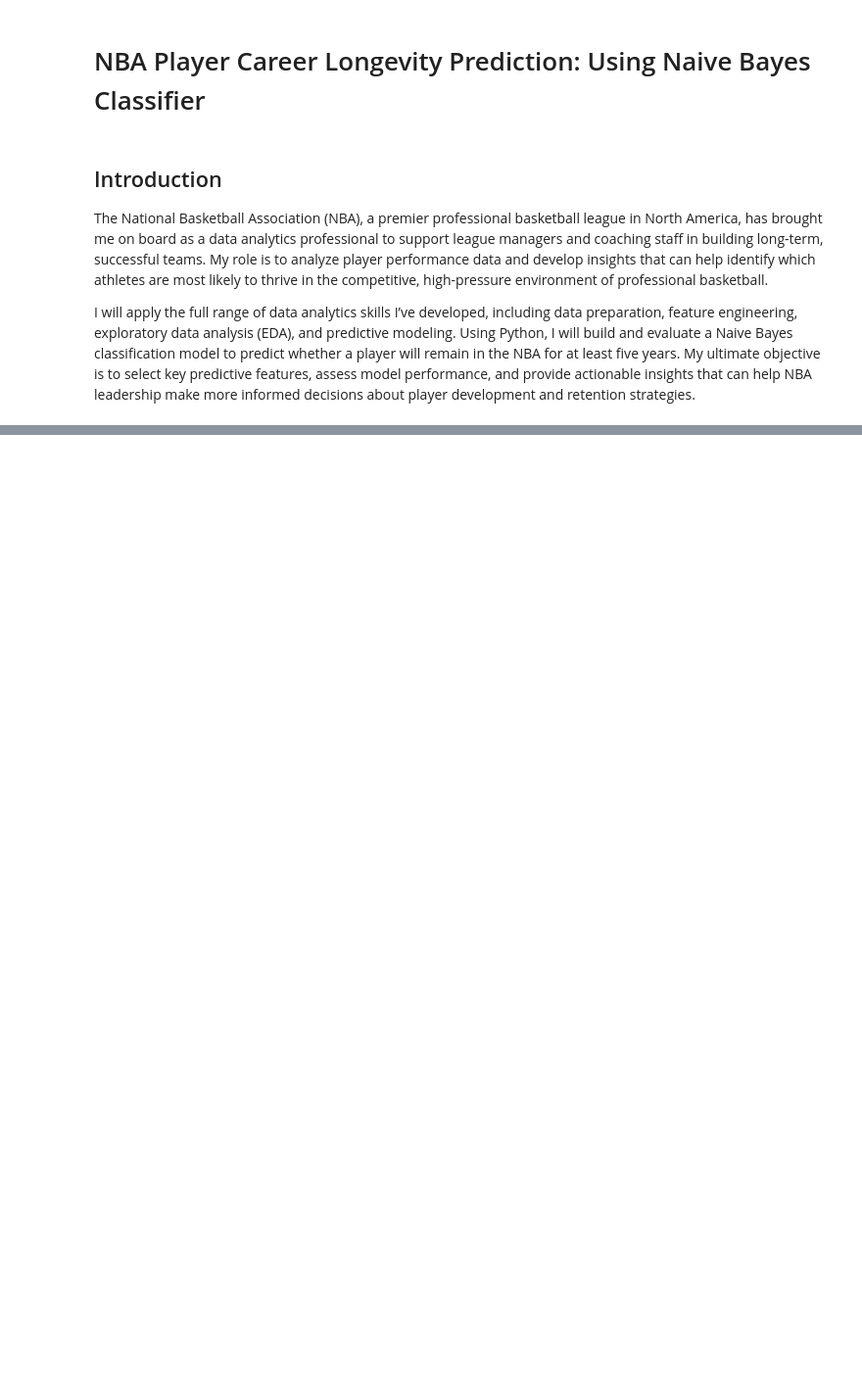
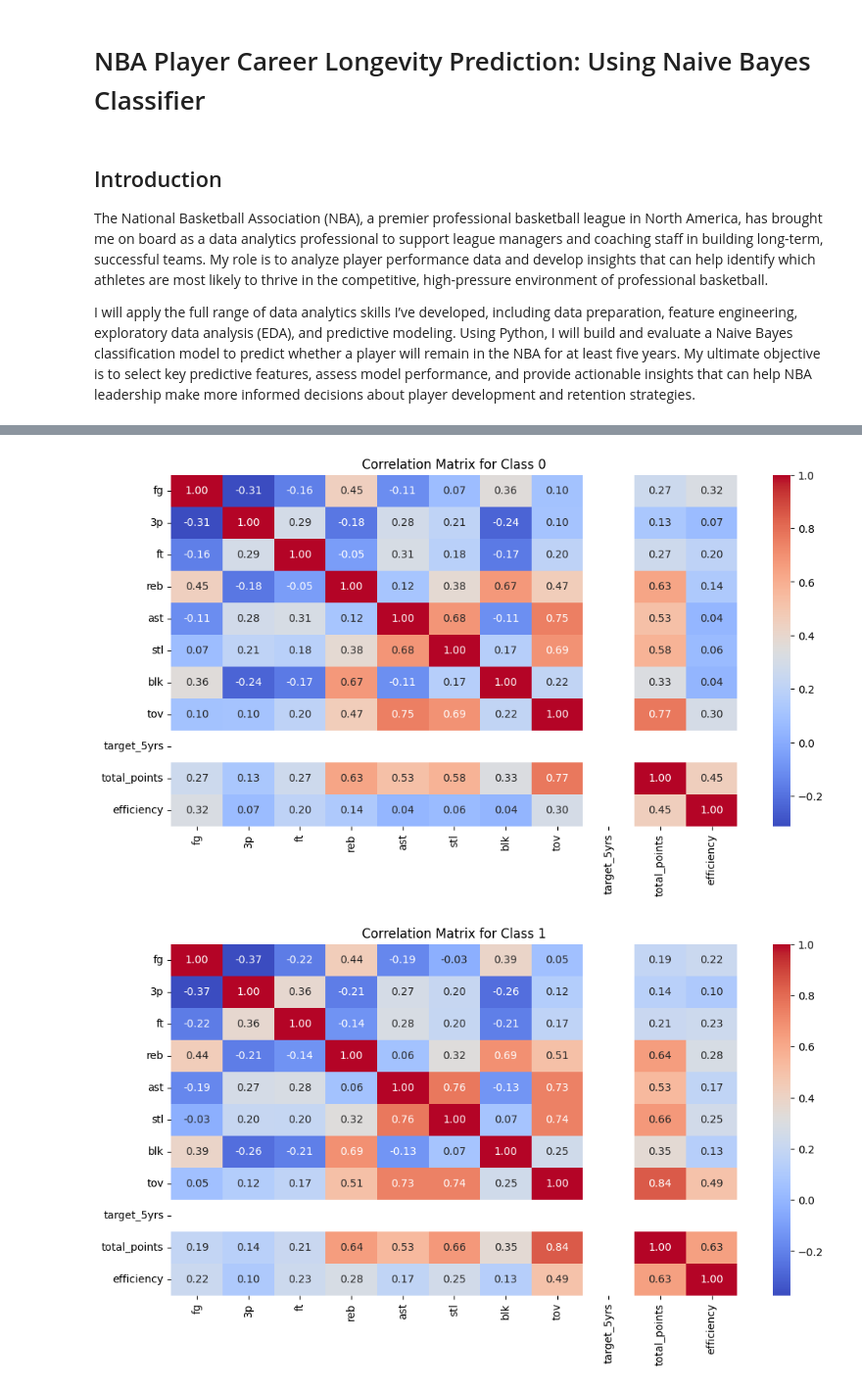
Before and after one commit to Cyberoctane29/NBA-Player-Career-Longevity-Prediction-Using-Naive-Bayes-Classifier, a Jupyter notebook: NBA_Player_Career_Longevity_Prediction_Using_Naive_Bayes_Classifier.ipynb, the cells around one changed output, grey strips where cells are left out. Shown at 98% size. Cells and saved outputs as stored; diff of their text form; code cells hidden in the pictures; blank space fills up the shorter version.

```diff
--- a/NBA_Player_Career_Longevity_Prediction_Using_Naive_Bayes_Classifier.ipynb
+++ b/NBA_Player_Career_Longevity_Prediction_Using_Naive_Bayes_Classifier.ipynb
@@ -17,0 +475,2 @@ from sklearn import metrics
+# %%
+nba_extracted_data = pd.read_csv(r'C:\Users\saswa\Documents\GitHub\NBA-Player-Career-Longevity-Prediction-Using-Naive-Bayes-Classifier\Data\nba_extracted_data.csv')
@@ -17,0 +510,19 @@ from sklearn import metrics
+# %%
+class_0 = nba_extracted_data[nba_extracted_data['target_5yrs'] == 0]
+class_1 = nba_extracted_data[nba_extracted_data['target_5yrs'] == 1]
+
+corr_class_0 = class_0.corr()
+corr_class_1 = class_1.corr()
+
+plt.figure(figsize=(12, 6))
+sns.heatmap(corr_class_0, annot=True, cmap='coolwarm', fmt='.2f')
+plt.title("Correlation Matrix for Class 0")
+plt.show()
+
+plt.figure(figsize=(12, 6))
+sns.heatmap(corr_class_1, annot=True, cmap='coolwarm', fmt='.2f')
+plt.title("Correlation Matrix for Class 1")
+plt.show()
+# %% [output]
+[figure, added]
+[figure, added]
```
Also changed, not shown: parts of 112 cells of this notebook, 1 other file.
